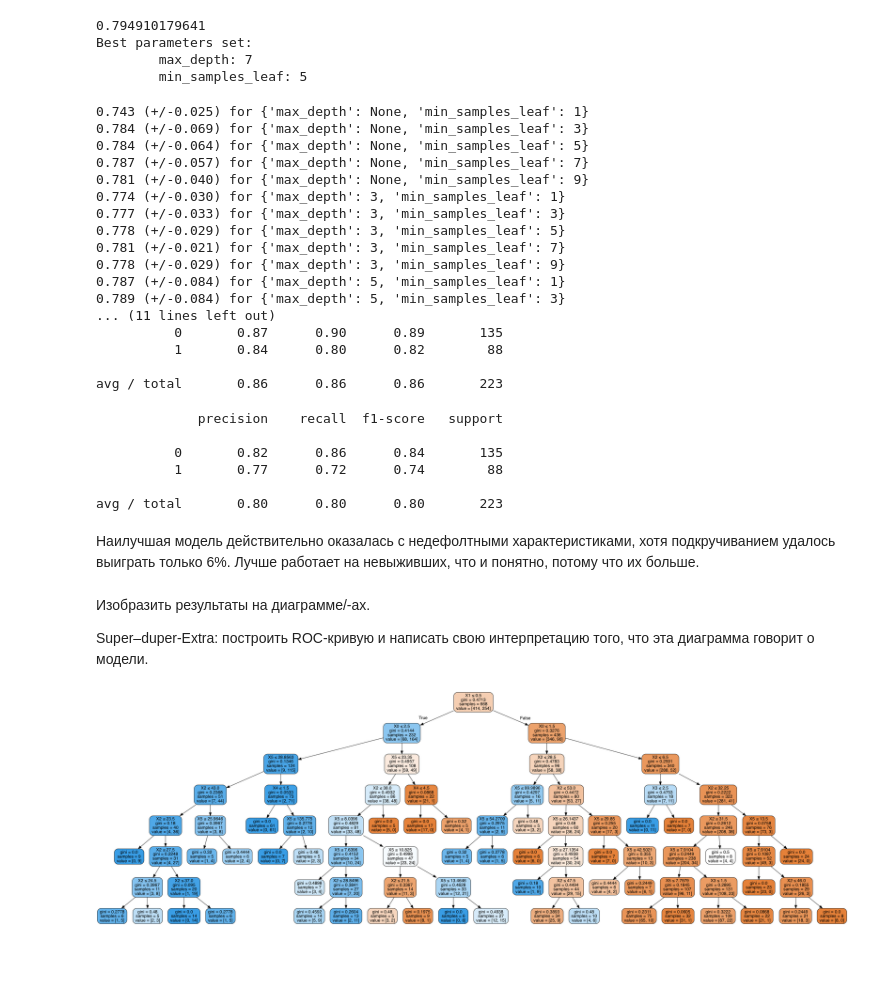
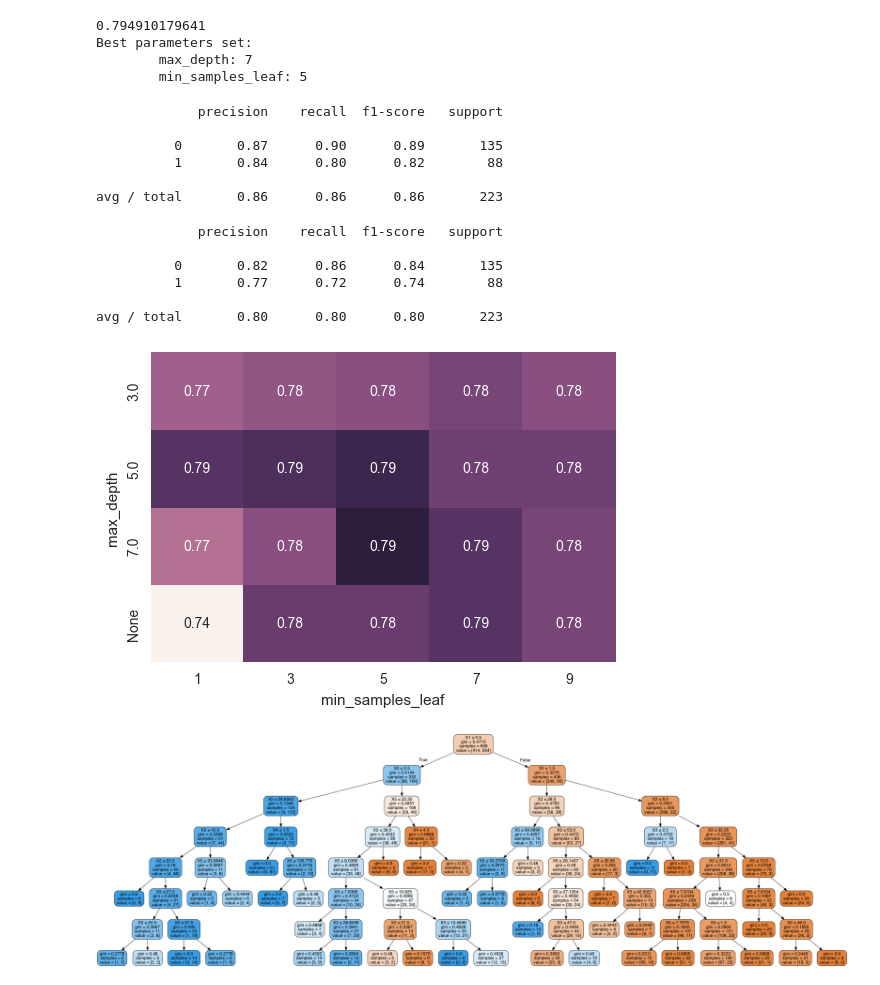
Before and after one commit to BasilisAndr/ml, a Jupyter notebook: titanic.ipynb, the cells around one changed output. Drawn from its saved outputs; the diff is of its cells as text; code cells hidden in the pictures; blank space fills up the shorter version.

```diff
--- a/titanic.ipynb
+++ b/titanic.ipynb
@@ -257,33 +257,16 @@ for param_name in sorted(parameters.keys()):
 Best parameters set:
         max_depth: 7
         min_samples_leaf: 5
-# %%
-means = clf.cv_results_['mean_test_score']
-stds = clf.cv_results_['std_test_score']
-for mean, std, params in zip(means, stds, clf.cv_results_['params']):
-    print("%0.3f (+/-%0.03f) for %r"
-          % (mean, std * 2, params))
-print()
-y_true, y_pred = y_test, clf.predict(X_test)
-print(classification_report(y_true, y_pred))
-# %% [output]
-0.743 (+/-0.025) for {'max_depth': None, 'min_samples_leaf': 1}
-0.784 (+/-0.069) for {'max_depth': None, 'min_samples_leaf': 3}
-0.784 (+/-0.064) for {'max_depth': None, 'min_samples_leaf': 5}
-0.787 (+/-0.057) for {'max_depth': None, 'min_samples_leaf': 7}
-0.781 (+/-0.040) for {'max_depth': None, 'min_samples_leaf': 9}
-0.774 (+/-0.030) for {'max_depth': 3, 'min_samples_leaf': 1}
-0.777 (+/-0.033) for {'max_depth': 3, 'min_samples_leaf': 3}
-0.778 (+/-0.029) for {'max_depth': 3, 'min_samples_leaf': 5}
-0.781 (+/-0.021) for {'max_depth': 3, 'min_samples_leaf': 7}
-0.778 (+/-0.029) for {'max_depth': 3, 'min_samples_leaf': 9}
-0.787 (+/-0.084) for {'max_depth': 5, 'min_samples_leaf': 1}
-0.789 (+/-0.084) for {'max_depth': 5, 'min_samples_leaf': 3}
-... (11 lines left out)
-          0       0.87      0.90      0.89       135
-          1       0.84      0.80      0.82        88
-
-avg / total       0.86      0.86      0.86       223
+# %%
+y_true, y_pred = y_test, clf.predict(X_test)
+print(classification_report(y_true, y_pred))
+# %% [output]
+             precision    recall  f1-score   support
+
+          0       0.87      0.90      0.89       135
+          1       0.84      0.80      0.82        88
+
+avg / total       0.86      0.86      0.86       223
 # %%
 # baseline
 tr.fit(X_train, y_train)
@@ -296,12 +279,18 @@ print(classification_report(y_tr_tr, y_pr_tr))
           1       0.77      0.72      0.74        88
 
 avg / total       0.80      0.80      0.80       223
-# %% [markdown]
-Наилучшая модель действительно оказалась с недефолтными характеристиками, хотя подкручиванием удалось выиграть только 6%. Лучше работает на невыживших, что и понятно, потому что их больше.
-# %% [markdown]
-Изобразить результаты на диаграмме/-ах.
-
-Super–duper-Extra: построить ROC-кривую и написать свою интерпретацию того, что эта диаграмма говорит о модели.
+# %%
+# Изобразить результаты на диаграмме/-ах.
+means = clf.cv_results_['mean_test_score']
+data = []
+for mean, params in zip(means, clf.cv_results_['params']):
+    data.append([mean, params['max_depth'], params['min_samples_leaf']])
+
+data = pd.DataFrame(data, columns=['mean']+list(parameters.keys())).fillna("None")
+data = data.pivot('max_depth', 'min_samples_leaf', 'mean')
+sns.heatmap(data, annot=True, cbar=False);
+# %% [output]
+[figure, added]
 # %%
 from sklearn.tree import export_graphviz
 from IPython.display import Image
```
Also changed, not shown: parts of 2 cells of this notebook.
